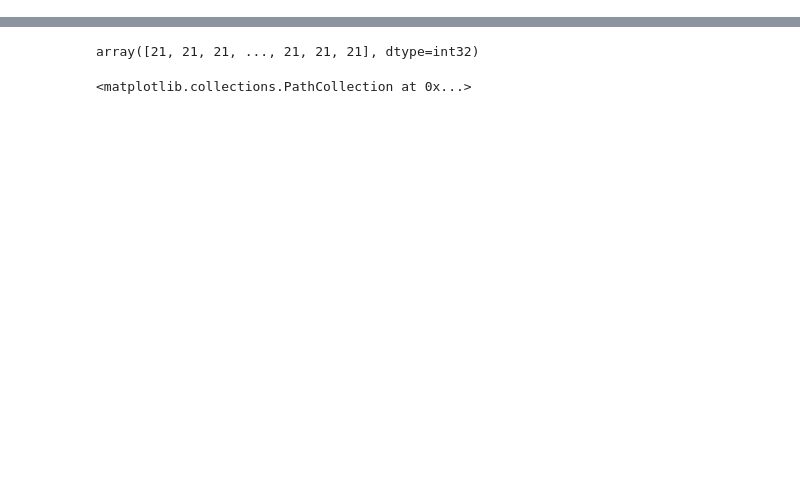
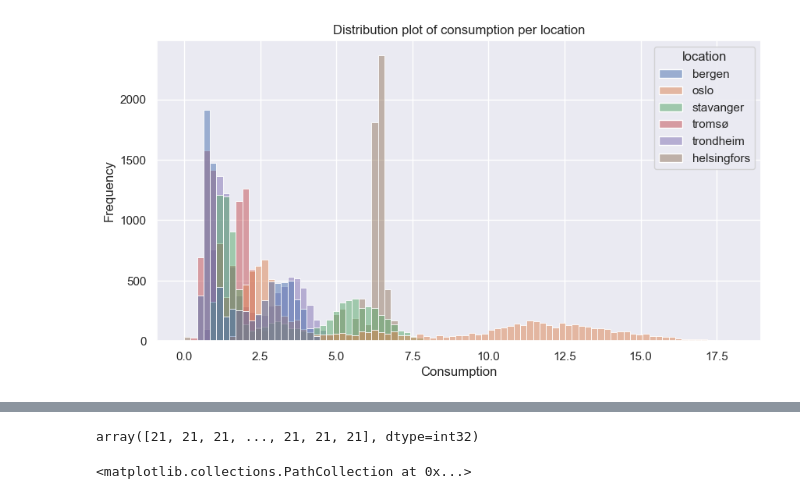
Before and after one commit to Sigevio/tdt4259, a Jupyter notebook: analysis/eda.ipynb, the cells around one changed output, grey strips where cells are left out. Cells and saved outputs as stored; diff of their text form; code cells hidden in the pictures; blank space fills up the shorter version.

```diff
--- a/analysis/eda.ipynb
+++ b/analysis/eda.ipynb
@@ -46,0 +54,14 @@ df[df["consumption"] == 0]
+# %%
+# Distribution plot of consumption per location
+
+fig, ax = plt.subplots(figsize=(10, 5))
+
+sns.histplot(data=df, x="consumption", hue="location", ax=ax)
+
+ax.set_title("Distribution plot of consumption per location")
+ax.set_xlabel("Consumption")
+ax.set_ylabel("Frequency")
+
+plt.show()
+# %% [output]
+[figure, added]
```
Also changed, not shown: parts of 37 cells of this notebook.
